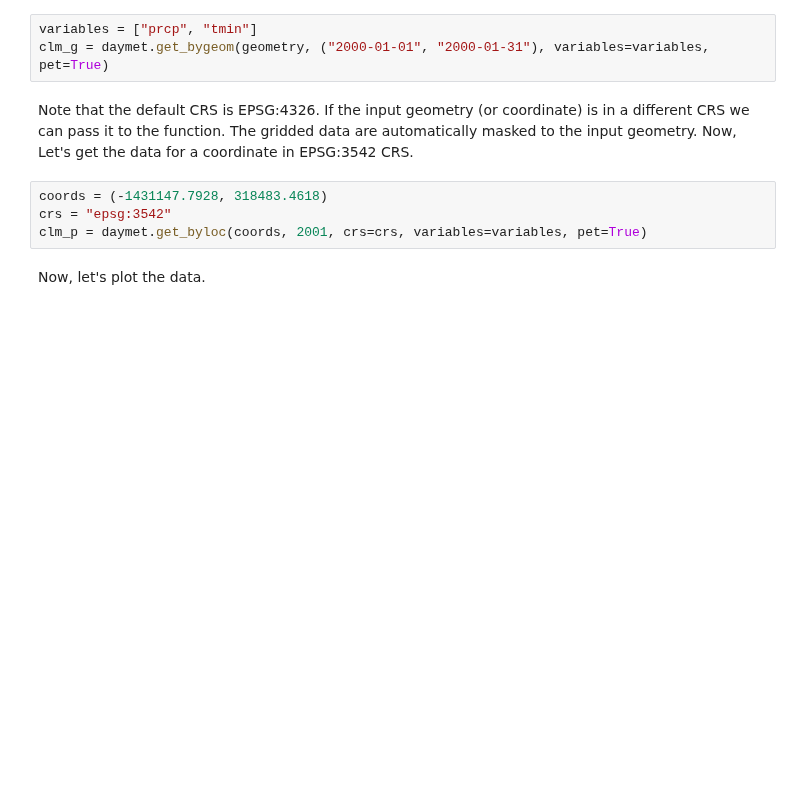
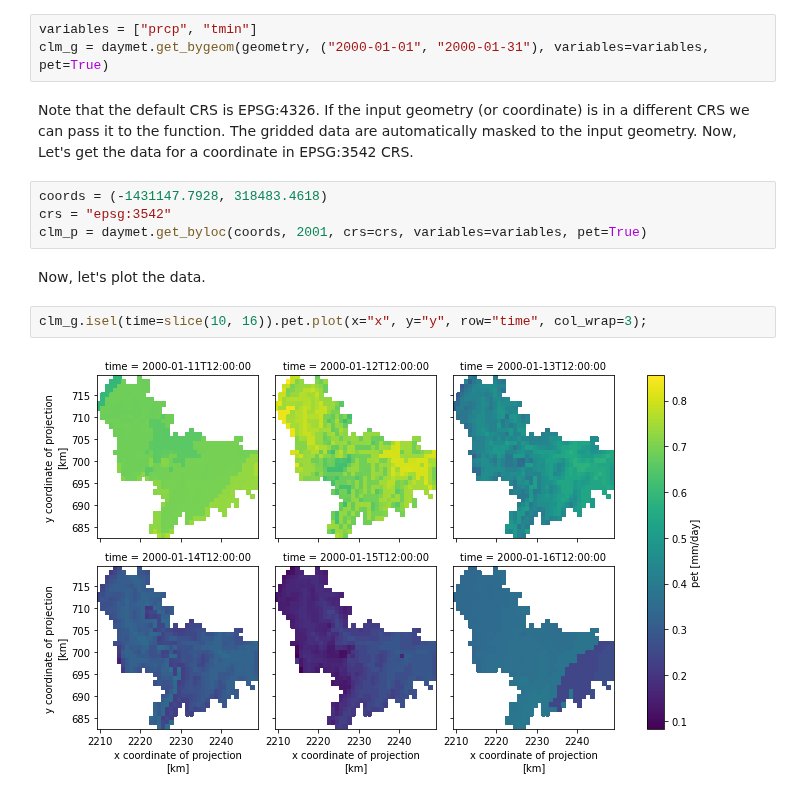
Before and after one commit to hyriver/pygeohydro, a Jupyter notebook: docs/examples/daymet.ipynb, the cells around one changed output. Drawn from its saved outputs; the diff is of its cells as text; blank space fills up the shorter version.

```diff
--- a/docs/examples/daymet.ipynb
+++ b/docs/examples/daymet.ipynb
@@ -28,4 +28,8 @@ crs = "epsg:3542"
 clm_p = daymet.get_byloc(coords, 2001, crs=crs, variables=variables, pet=True)
 # %% [markdown]
 Now, let's plot the data.
+# %%
+clm_g.isel(time=slice(10, 16)).pet.plot(x="x", y="y", row="time", col_wrap=3);
+# %% [output]
+[figure, added]
 # %%
```
Also changed, not shown: parts of 1 cell of this notebook, 9 other files.
